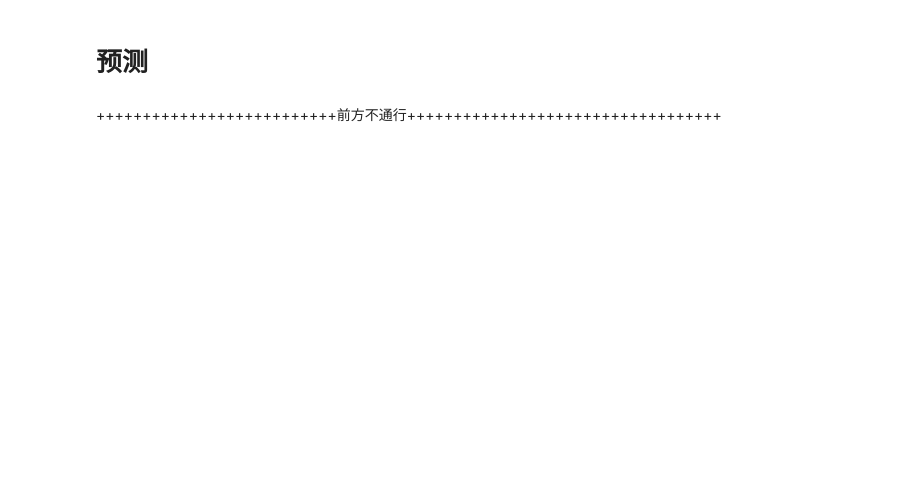
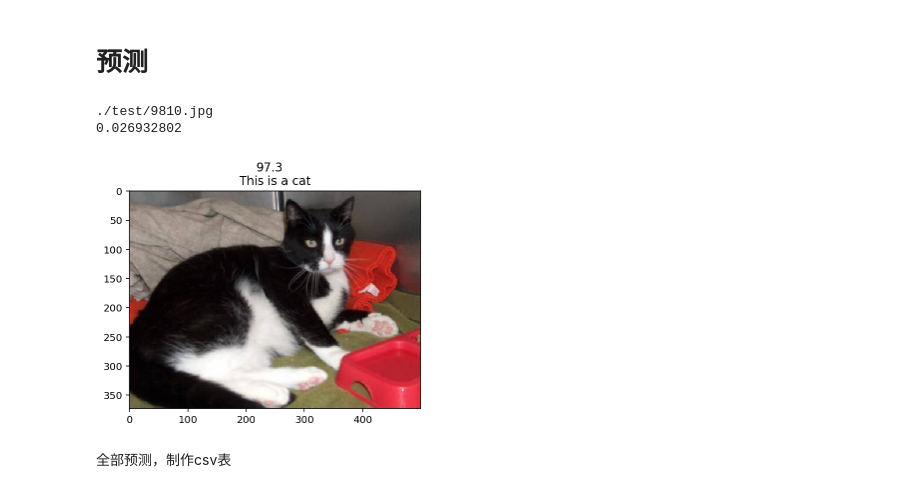
Before and after one commit to Tyelcie/Dogs_vs_Cats, a Jupyter notebook: Dogs_vs_Cats.ipynb, the cells around one changed output. Cells and saved outputs as stored; diff of their text form; code cells hidden in the pictures; blank space fills up the shorter version.

```diff
--- a/Dogs_vs_Cats.ipynb
+++ b/Dogs_vs_Cats.ipynb
@@ -179,3 +165,5 @@ history = checkpoint['history']
+# %%
+model = load_model('model_binary.h5')
 # %% [markdown]
 可视化：
 # %%
@@ -204,3 +195,25 @@ plt.show()
 # %% [markdown]
 # 预测
+# %%
+test_imgs = os.listdir(data_dir.format('test'))
+img_path = data_dir.format('test') + test_imgs[3]
+# img_path = './test04.jpg'
+print(img_path)
+img = image.load_img(img_path, target_size=(im_width, im_height))
+x = image.img_to_array(img)
+x = np.expand_dims(x, axis=0)
+x = preprocess_input(x)
+
+preds = model.predict(x)[0][0]
+print(preds)
+img_show = mpimg.imread(img_path)
+plt.imshow(img_show)
+plt.title('This is a {}'.format('dog' if preds > 0.5 else 'cat'))
+plt.suptitle('probability: {} percent'.format(round(preds, 3)*100) if preds > 0.5 else round(1-preds, 3)*100);
+# %% [output]
+./test/9810.jpg
+0.026932802
+[figure, added]
+# %% [markdown]
+全部预测，制作csv表
 # %%
@@ -218,2 +229,0 @@ print('Predicted:', prob)
-# %% [markdown]
-++++++++++++++++++++++++++前方不通行++++++++++++++++++++++++++++++++++
```
Also changed, not shown: parts of 16 cells of this notebook, 1 other file.
